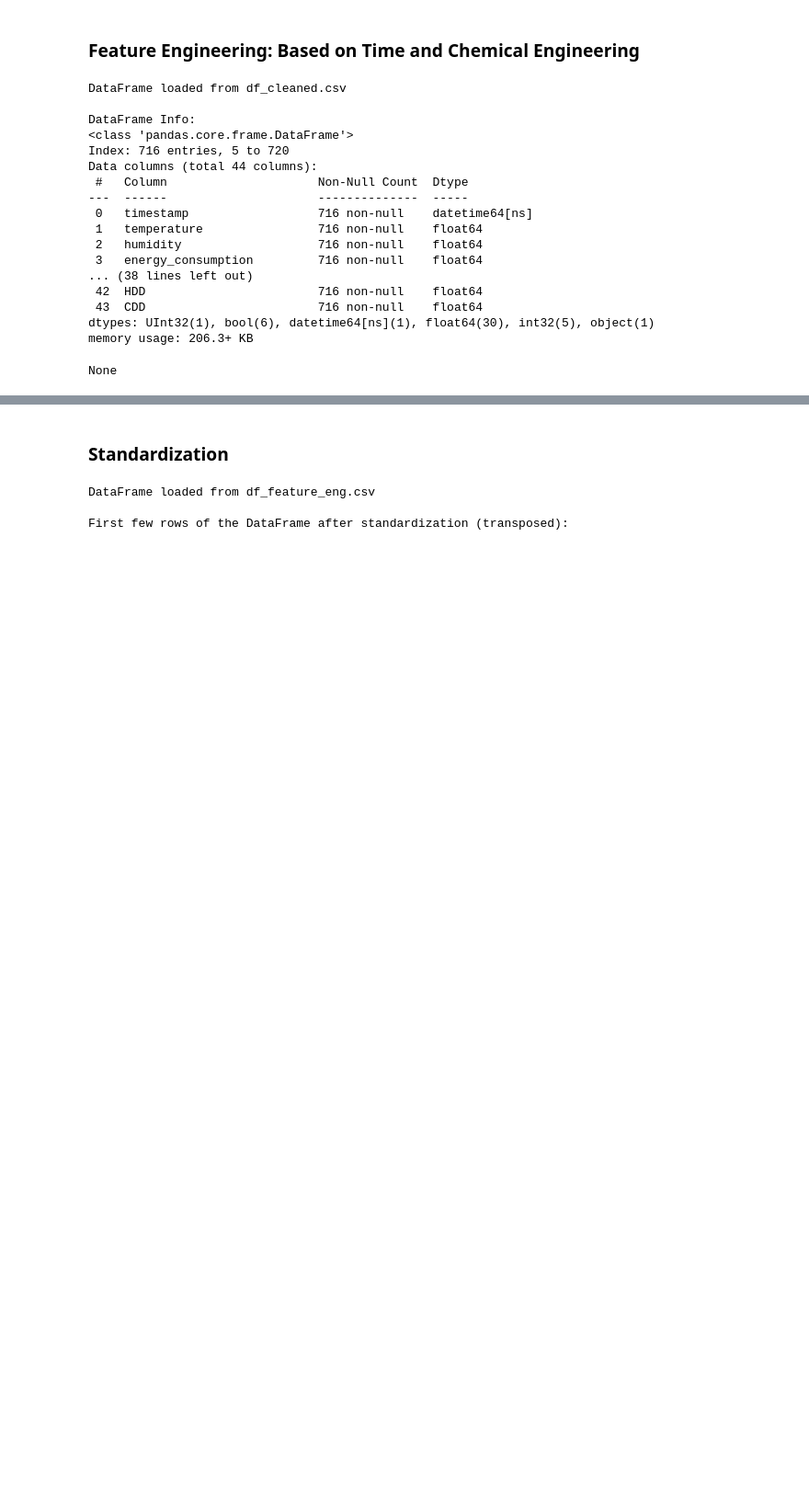
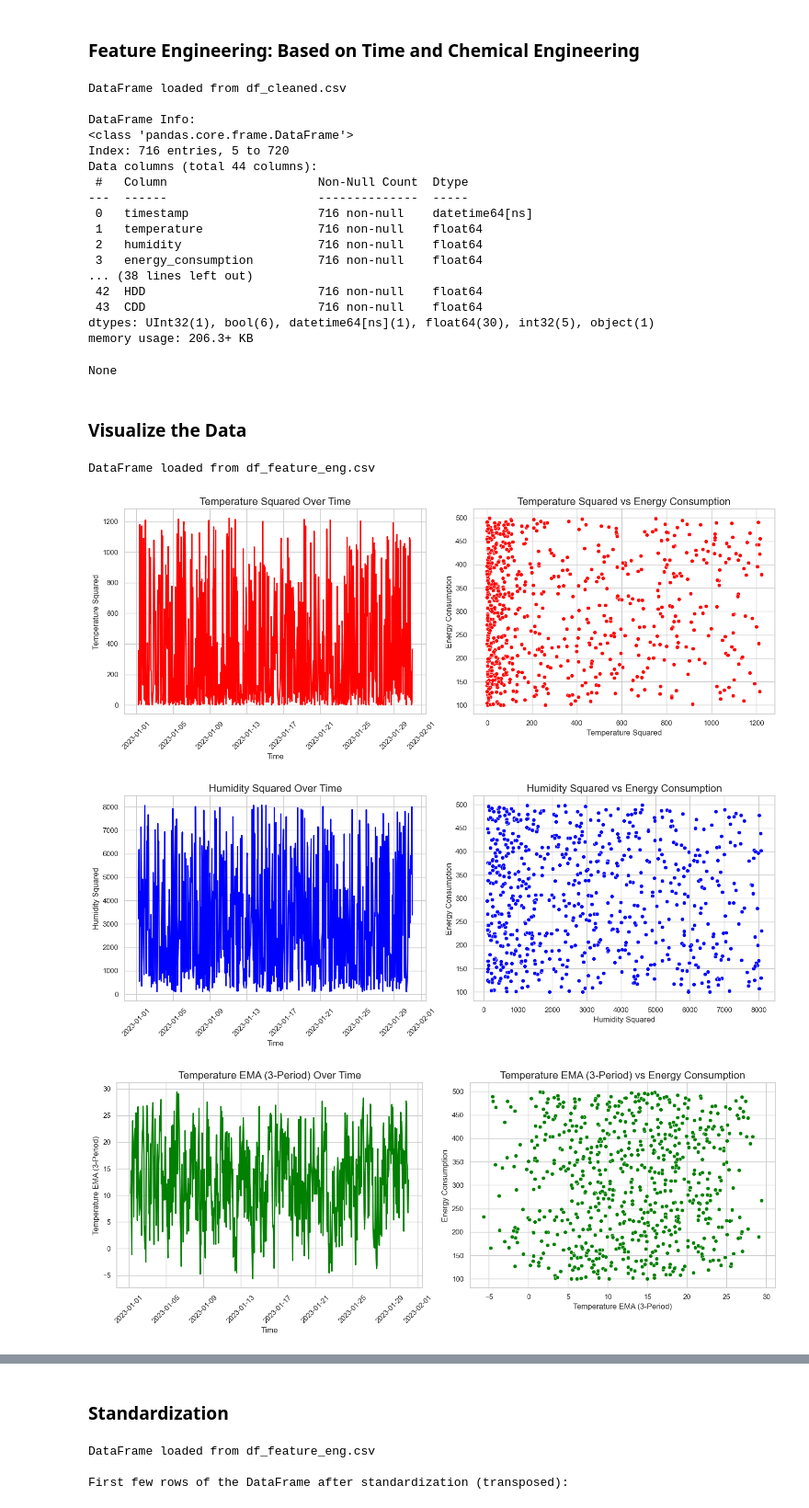
Before and after one commit to jquickgpt/optimum, a Jupyter notebook: notebooks/feature_engineering.ipynb, the cells around one changed output, grey strips where cells are left out. Shown at 92% size. Drawn from its saved outputs; the diff is of its cells as text; code cells hidden in the pictures; blank space fills up the shorter version.

Commit message:
added seaborn plots to feature engineering

```diff
--- a/notebooks/feature_engineering.ipynb
+++ b/notebooks/feature_engineering.ipynb
@@ -210,3 +210,61 @@ Data columns (total 44 columns):
 dtypes: UInt32(1), bool(6), datetime64[ns](1), float64(30), int32(5), object(1)
 memory usage: 206.3+ KB
 None
+# %% [markdown]
+### Visualize the Data
+# %%
+import pandas as pd
+import seaborn as sns
+import matplotlib.pyplot as plt
+
+def load_feature_eng_dataframe(file_name):
+    """Load the feature-engineered DataFrame from a CSV file."""
+    df_feature_eng = pd.read_csv(file_name, index_col=0, parse_dates=True)
+    print(f"DataFrame loaded from {file_name}")
+
+    # Reset the index to include the timestamp as a regular column and rename it
+    df_feature_eng.reset_index(inplace=True)
+    df_feature_eng.rename(columns={'index': 'timestamp'}, inplace=True)  # Rename index column
+
+    return df_feature_eng
+
+def plot_side_by_side(df, feature, color, title):
+    """Plot side-by-side line and scatter plots for a given feature and energy consumption."""
+    fig, axes = plt.subplots(1, 2, figsize=(15, 6))
+
+    # Line plot for the feature over time
+    sns.lineplot(x='timestamp', y=feature, data=df, color=color, lw=2, ax=axes[0])
+    axes[0].set_title(f'{title} Over Time', fontsize=16)
+    axes[0].set_xlabel('Time', fontsize=12)
+    axes[0].set_ylabel(f'{title}', fontsize=12)
+    axes[0].tick_params(axis='x', rotation=45)
+
+    # Scatter plot for the feature vs energy consumption
+    sns.scatterplot(x=feature, y='energy_consumption', data=df, color=color, ax=axes[1])
+    axes[1].set_title(f'{title} vs Energy Consumption', fontsize=16)
+    axes[1].set_xlabel(f'{title}', fontsize=12)
+    axes[1].set_ylabel('Energy Consumption', fontsize=12)
+
+    plt.tight_layout()
+    plt.show()
+
+def main():
+    # Load the feature-engineered DataFrame back into memory
+    df = load_feature_eng_dataframe('df_feature_eng.csv')
+
+    # Plot side by side for temperature_squared
+    plot_side_by_side(df, 'temperature_squared', 'red', 'Temperature Squared')
+
+    # Plot side by side for humidity_squared
+    plot_side_by_side(df, 'humidity_squared', 'blue', 'Humidity Squared')
+
+    # Plot side by side for temperature_ema_3
+    plot_side_by_side(df, 'temperature_ema_3', 'green', 'Temperature EMA (3-Period)')
+
+if __name__ == "__main__":
+    main()
+# %% [output]
+DataFrame loaded from df_feature_eng.csv
+[figure, added]
+[figure, added]
+[figure, added]
```
Also changed, not shown: parts of 2 cells of this notebook.
